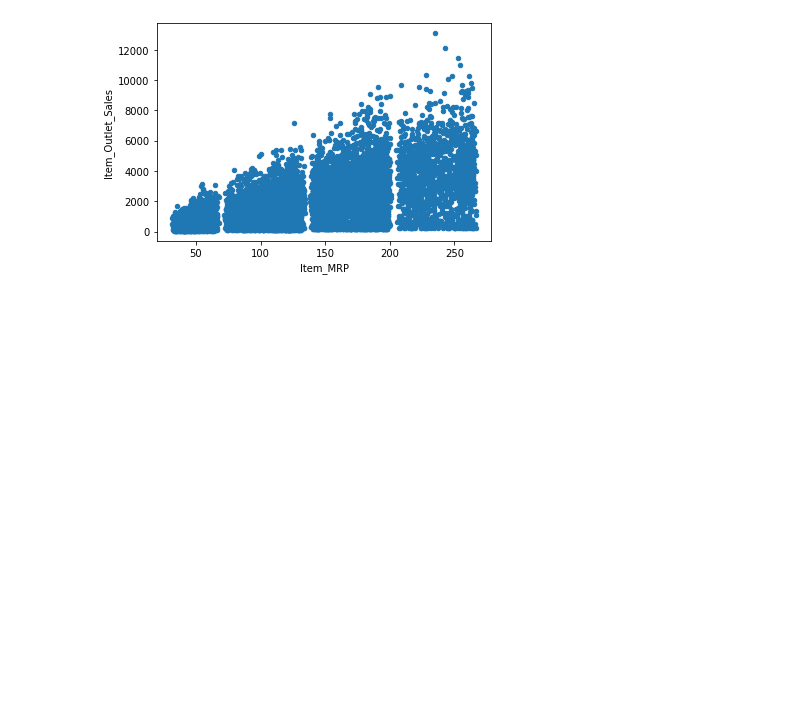
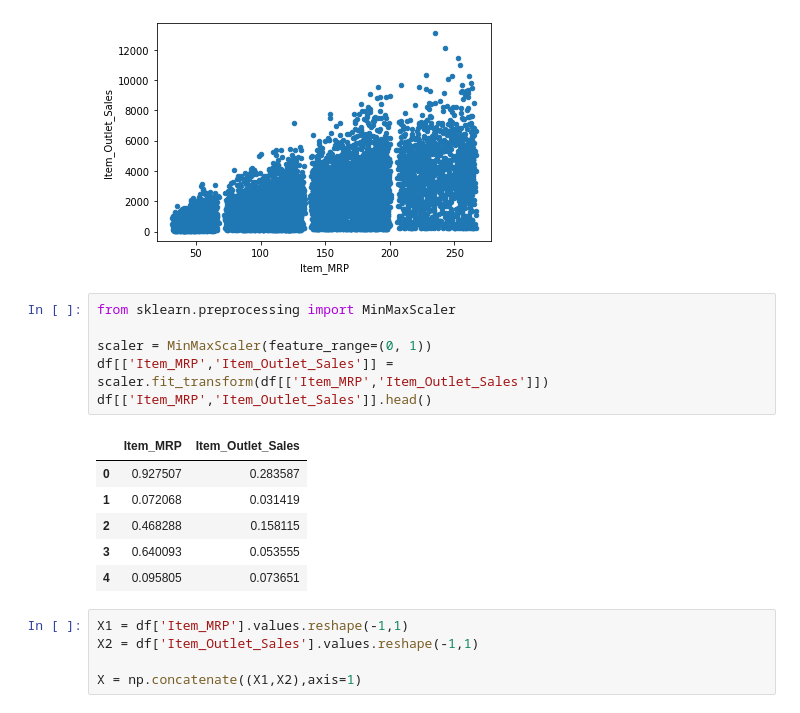
Before and after one commit to Surichn/DSAI, a Jupyter notebook: DA/FD.ipynb, the cells around one changed output. Drawn from its saved outputs; the diff is of its cells as text; blank space fills up the shorter version.

```diff
--- a/DA/FD.ipynb
+++ b/DA/FD.ipynb
@@ -62,3 +66,21 @@ df.plot.scatter('Item_MRP','Item_Outlet_Sales')
 # %% [output]
 <matplotlib.axes._subplots.AxesSubplot at 0x...>
 [figure]
+# %%
+from sklearn.preprocessing import MinMaxScaler
+
+scaler = MinMaxScaler(feature_range=(0, 1))
+df[['Item_MRP','Item_Outlet_Sales']] = scaler.fit_transform(df[['Item_MRP','Item_Outlet_Sales']])
+df[['Item_MRP','Item_Outlet_Sales']].head()
+# %% [output]
+|  | Item_MRP | Item_Outlet_Sales |
+| 0 | 0.927507 | 0.283587 |
+| 1 | 0.072068 | 0.031419 |
+| 2 | 0.468288 | 0.158115 |
+| 3 | 0.640093 | 0.053555 |
+| 4 | 0.095805 | 0.073651 |
+# %%
+X1 = df['Item_MRP'].values.reshape(-1,1)
+X2 = df['Item_Outlet_Sales'].values.reshape(-1,1)
+
+X = np.concatenate((X1,X2),axis=1)
```
Also changed, not shown: parts of 3 cells of this notebook.
